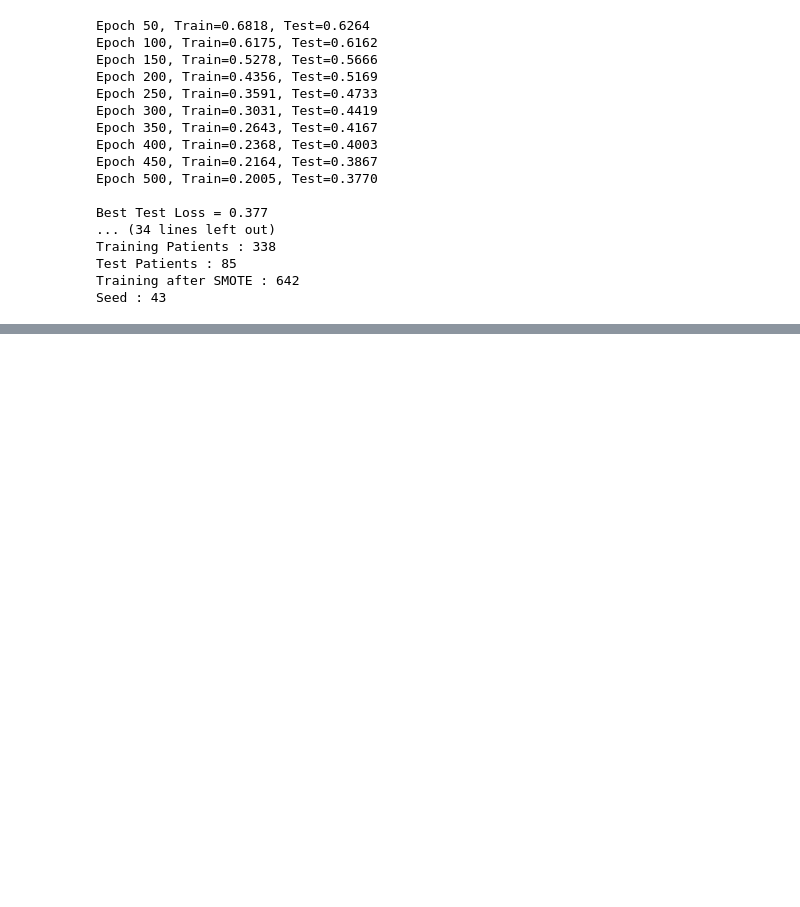
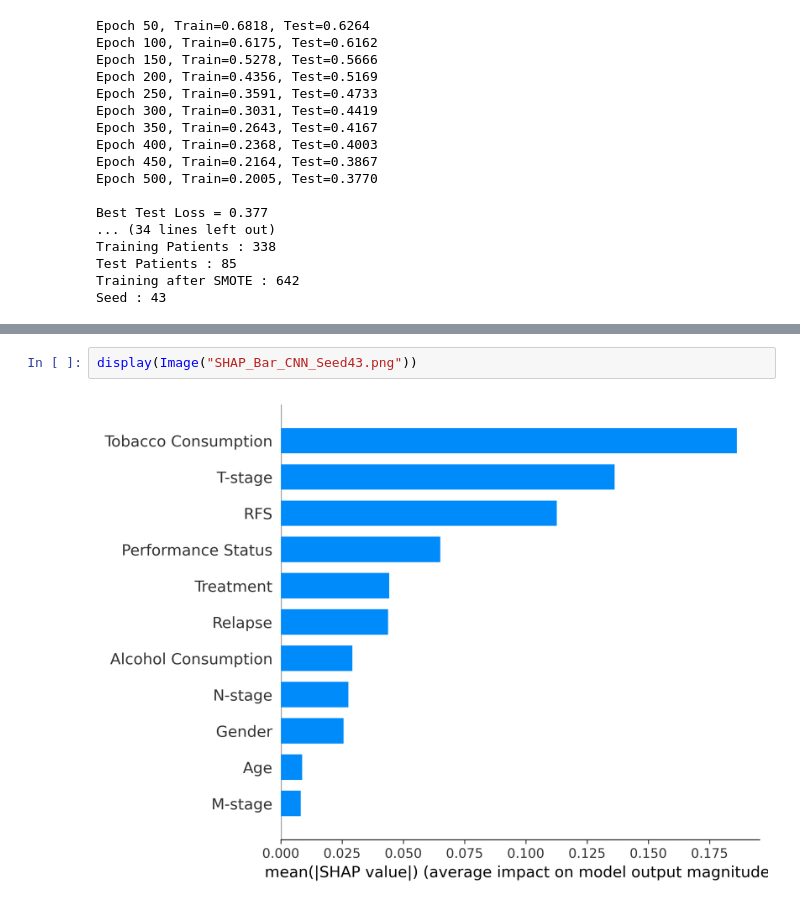
Before and after one commit to miriamamin1213-ux/HPV-classification, a Jupyter notebook: Model27.11F.43.ipynb, the cells around one changed output, grey strips where cells are left out. Saved outputs shown, nothing was run; the diff lists cells and outputs as text; blank space fills up the shorter version.

```diff
--- a/Model27.11F.43.ipynb
+++ b/Model27.11F.43.ipynb
@@ -538,0 +1489,4 @@ Seed : 43
+# %%
+display(Image("SHAP_Bar_CNN_Seed43.png"))
+# %% [output]
+[figure, added]
```
Also changed, not shown: parts of 7 cells of this notebook.
